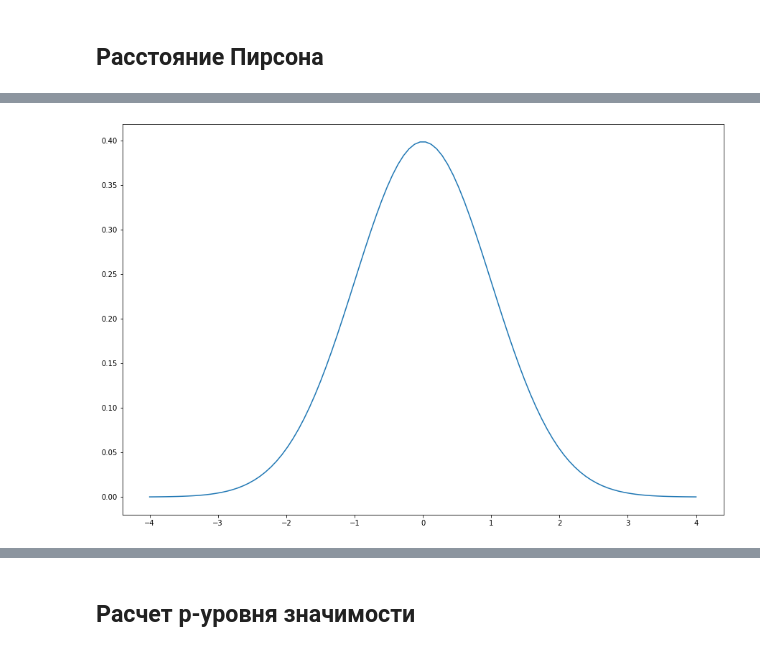
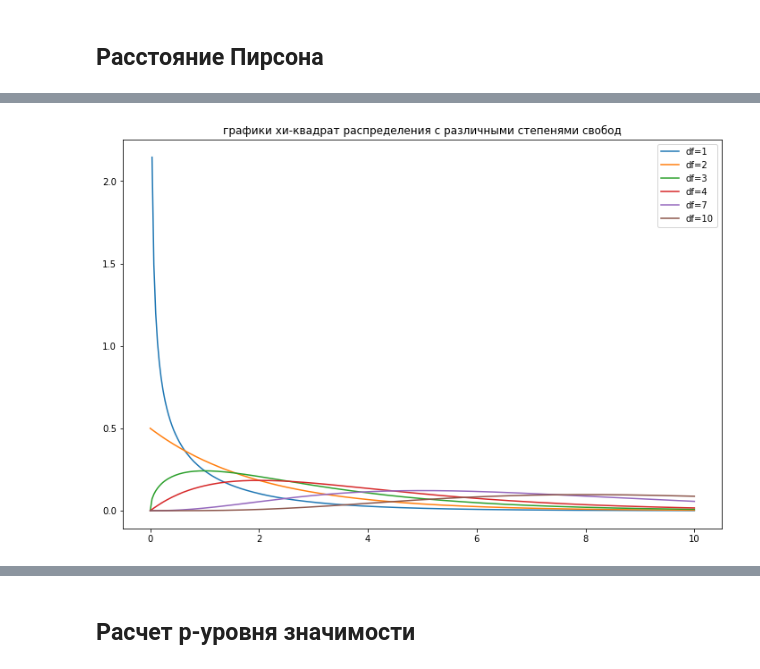
Before and after one commit to KlukvaMors/basic_stat, a Jupyter notebook: basic_stat_2.ipynb, the cells around one changed output, grey strips where cells are left out. Drawn from its saved outputs; the diff is of its cells as text; code cells hidden in the pictures.

```diff
--- a/basic_stat_2.ipynb
+++ b/basic_stat_2.ipynb
@@ -62,13 +64,19 @@
 # %%
-from scipy.stats import norm
+from scipy.stats import chi2
 import numpy as np
 import matplotlib.pyplot as plt
-import matplotlib
+plt.rcParams["figure.figsize"] = (12,8)
 
-matplotlib.rcParams['figure.figsize'] = (15, 10)
+x = np.linspace(0, 10, 300)
+# степеня свободы
+df_set = {1, 2, 3, 4, 7, 10}
 
-x = np.linspace(-4, 4, 100)
-plt.plot(x, norm.pdf(x))
+for df in df_set:
+    y = chi2.pdf(x, df=df)
+    plt.plot(x, y, label=f'df={df}')
+
+plt.title('графики хи-квадрат распределения с различными степенями свобод')
+plt.legend()
 plt.show()
 # %% [output]
-[figure, old version]
+[figure, new version]
```
Also changed, not shown: parts of 14 cells of this notebook, 2 other files.
